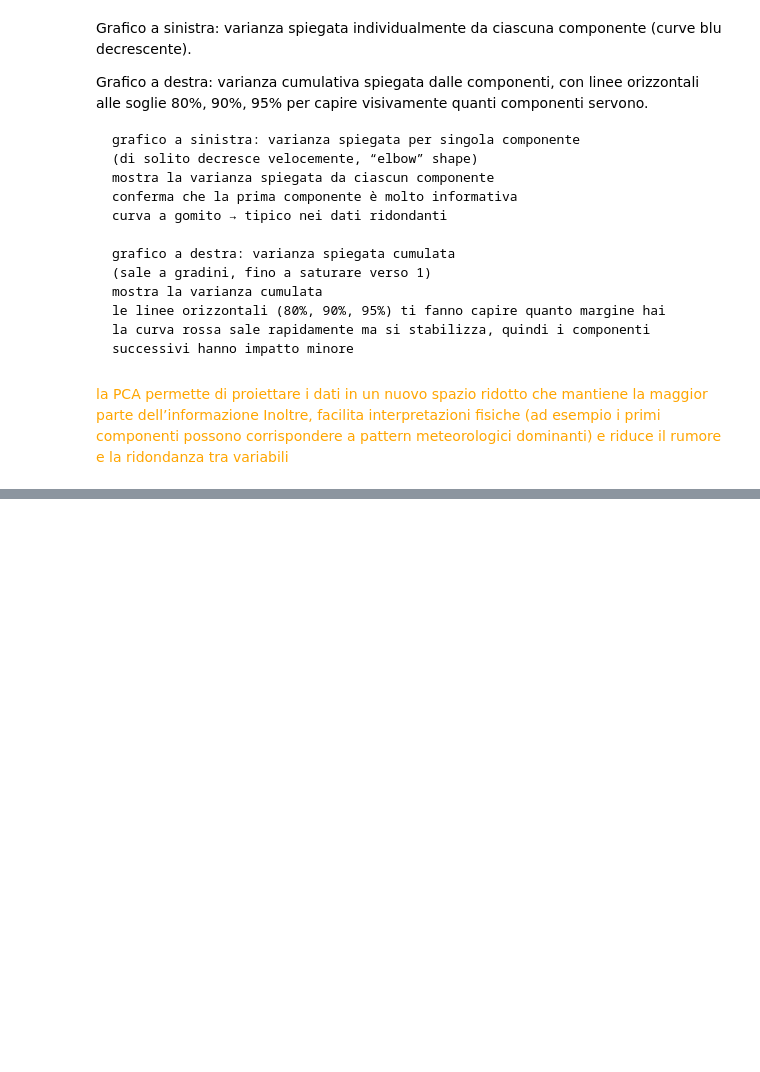
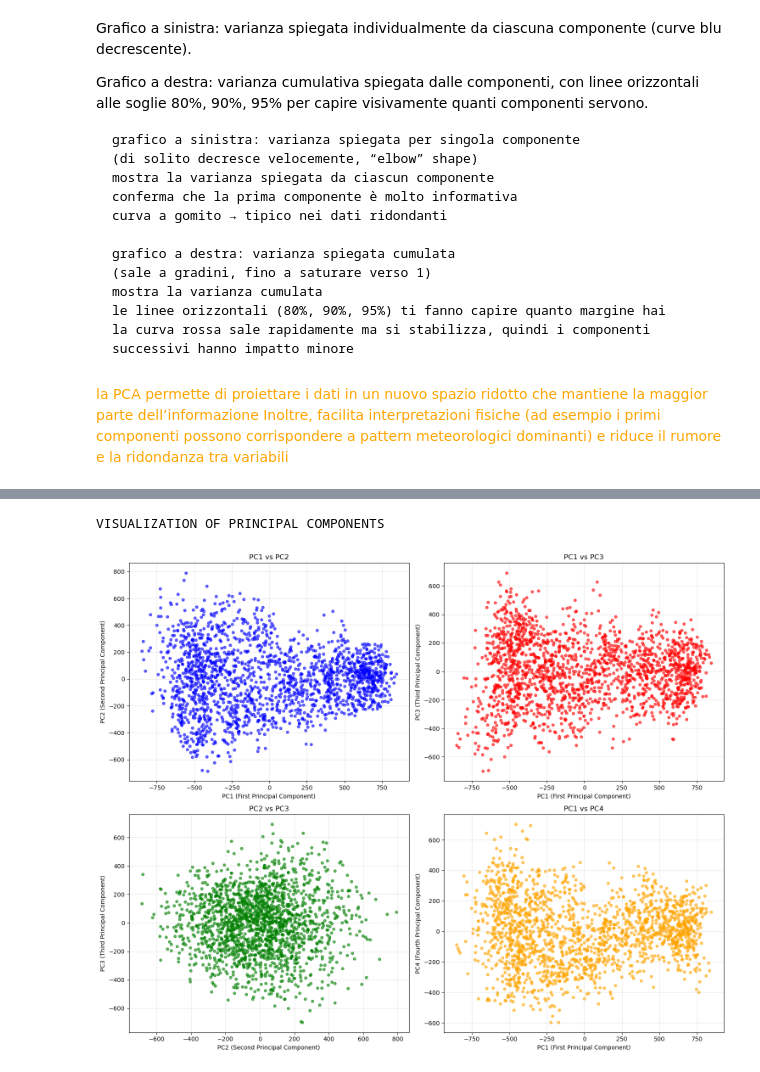
Before and after one commit to EugeniaBoccanera/ArpaV_Internship, a Jupyter notebook: main_64.ipynb, the cells around one changed output, grey strips where cells are left out. Cells and saved outputs as stored; diff of their text form; code cells hidden in the pictures; blank space fills up the shorter version.

Commit message:
Fino a visualization pca

```diff
--- a/main_64.ipynb
+++ b/main_64.ipynb
@@ -530,0 +534,38 @@ Correlazioni tra variabili meteorologiche (aggregate per livello)
+# %%
+print("VISUALIZATION OF PRINCIPAL COMPONENTS")
+
+# 1. SCATTER PLOT 2D: PC1 vs PC2
+fig, ((ax1, ax2), (ax3, ax4)) = plt.subplots(2, 2, figsize=(15, 12))
+
+ax1.scatter(X_pca[:, 0], X_pca[:, 1], alpha=0.6, s=20, c='blue')
+ax1.set_xlabel('PC1 (First Principal Component)')
+ax1.set_ylabel('PC2 (Second Principal Component)')
+ax1.set_title('PC1 vs PC2')
+ax1.grid(True, alpha=0.3)
+
+# PC1 vs PC3 scatter
+ax2.scatter(X_pca[:, 0], X_pca[:, 2], alpha=0.6, s=20, c='red')
+ax2.set_xlabel('PC1 (First Principal Component)')
+ax2.set_ylabel('PC3 (Third Principal Component)')
+ax2.set_title('PC1 vs PC3')
+ax2.grid(True, alpha=0.3)
+
+# PC2 vs PC3 scatter
+ax3.scatter(X_pca[:, 1], X_pca[:, 2], alpha=0.6, s=20, c='green')
+ax3.set_xlabel('PC2 (Second Principal Component)')
+ax3.set_ylabel('PC3 (Third Principal Component)')
+ax3.set_title('PC2 vs PC3')
+ax3.grid(True, alpha=0.3)
+
+# PC1 vs PC4 scatter
+ax4.scatter(X_pca[:, 0], X_pca[:, 3], alpha=0.6, s=20, c='orange')
+ax4.set_xlabel('PC1 (First Principal Component)')
+ax4.set_ylabel('PC4 (Fourth Principal Component)')
+ax4.set_title('PC1 vs PC4')
+ax4.grid(True, alpha=0.3)
+
+plt.tight_layout()
+plt.show()
+# %% [output]
+VISUALIZATION OF PRINCIPAL COMPONENTS
+[figure, added]
```
Also changed, not shown: parts of 16 cells of this notebook.
